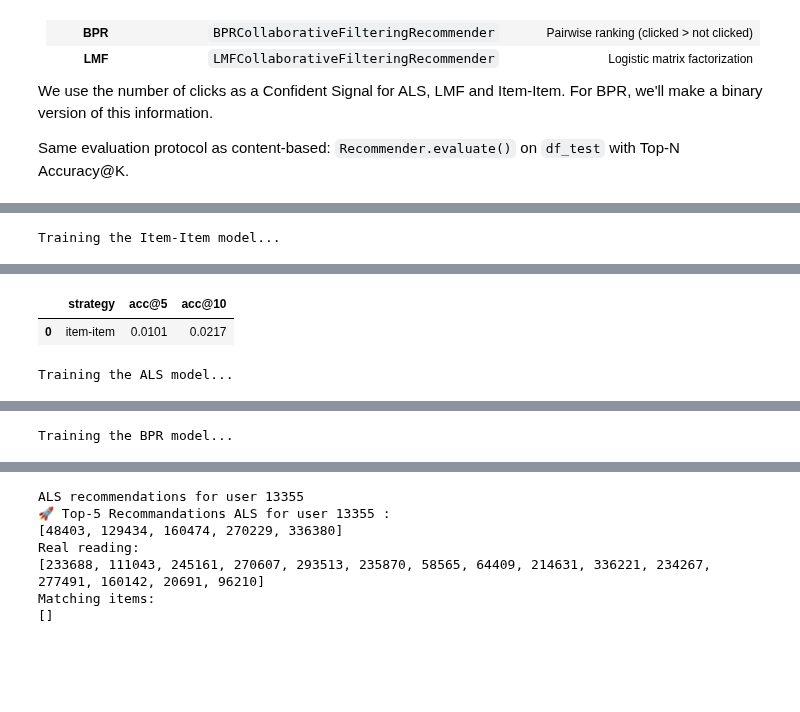
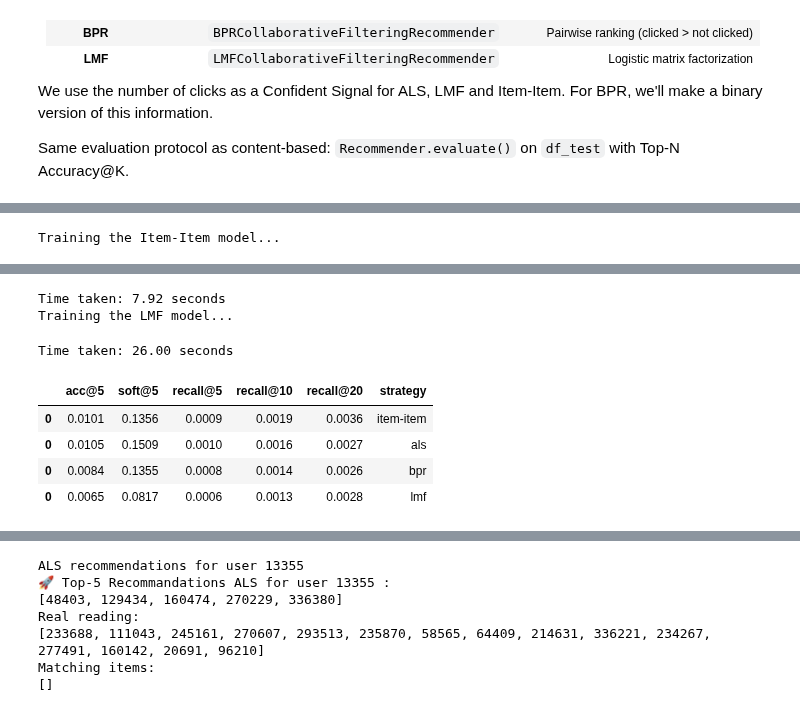
Before and after one commit to Laeti-dev/P10-Content_recommandation_app, a Jupyter notebook: notebooks/modeling.ipynb, the cells around one changed output, grey strips where cells are left out. Saved outputs shown, nothing was run; the diff lists cells and outputs as text; code cells hidden in the pictures; blank space fills up the shorter version.

```diff
--- a/notebooks/modeling.ipynb
+++ b/notebooks/modeling.ipynb
@@ -583,10 +742,10 @@ train_df["user_idx"] = user_categories.codes
 train_df["item_idx"] = item_categories.codes
 
 # Mapping for later correspondence
-user_to_idx = dict(zip(user_categories, user_categories.codes))
+user_to_idx = dict(zip(user_categories.categories, range(len(user_categories.categories))))
 idx_to_user = {v: k for k, v in user_to_idx.items()}
 
-item_to_idx = dict(zip(item_categories, item_categories.codes))
+item_to_idx = dict(zip(item_categories.categories, range(len(item_categories.categories))))
 idx_to_item = {v: k for k, v in item_to_idx.items()}
 
 # 2. Calculate weights (number of clicks per user/item pair)
@@ -596,11 +755,16 @@ grouped_train = train_df.groupby(["user_idx", "item_idx"]).size().reset_index(na
 # implicit requires float32 for training
 user_item_matrix = csr_matrix(
     (grouped_train["clicks"].astype(np.float32),
-     (grouped_train["user_idx"], grouped_train["item_idx"])),
+    (grouped_train["user_idx"], grouped_train["item_idx"])),
     shape=(len(user_categories.categories), len(item_categories.categories))
 )
 
 print(f"Matrix created : {user_item_matrix.shape[0]} users and {user_item_matrix.shape[1]} articles.")
+print(f"Non-zero cells : {user_item_matrix.nnz:,}")
+print(f"Sparsity       : {1 - user_item_matrix.nnz / (user_item_matrix.shape[0] * user_item_matrix.shape[1]):.4%}")
+print(f"Clicks total   : {int(user_item_matrix.sum()):,}")
+print(f"Avg clicks/user: {user_item_matrix.sum(axis=1).mean():.1f}")
+print(f"Max clicks on one article by one user: {int(user_item_matrix.max()):,}")
 # %% [output]
 Preparation of sparse matrices for 'implicit'...
 Matrix created : 64734 users and 16478 articles.
@@ -659,21 +905,18 @@ def evaluate_implicit_model(model, user_item_matrix, df_test, item_to_idx, idx_t
 # %%
 print("Training the Item-Item model...")
+t0 = time.time()
 model_item_item = implicit.nearest_neighbours.CosineRecommender(K=20)
 model_item_item.fit(user_item_matrix)
 
-acc5_ii = evaluate_implicit_model(model_item_item, user_item_matrix, test_df, item_to_idx, idx_to_item, topk=5, train_df=train_df, days_window=DAYS_WINDOW, timestamp_col="click_timestamp", item_col=ITEM_COL)
-acc10_ii = evaluate_implicit_model(model_item_item, user_item_matrix, test_df, item_to_idx, idx_to_item, topk=10, train_df=train_df, days_window=DAYS_WINDOW, timestamp_col="click_timestamp", item_col=ITEM_COL)
+results_cf = evaluate_implicit_model(model_item_item, user_item_matrix, test_df, user_to_idx, item_to_idx, idx_to_item, CB_model, topk=5, train_df=train_df, days_window=DAYS_WINDOW, timestamp_col="click_timestamp", item_col=ITEM_COL)
 
-# Save results in new df
-CF_results_df = pd.DataFrame({
-    "strategy": ["item-item"],
-    "acc@5": [acc5_ii],
-    "acc@10": [acc10_ii]
-})
-display(CF_results_df)
+print(f"Time taken: {time.time() - t0:.2f} seconds")
+results_cf['strategy'] = 'item-item'
+
 
 
 print("Training the ALS model...")
+t0 = time.time()
 # Apply the recommended scaling alpha for implicit data (ex: Hu & Koren)
 alpha_val = 40
 scaled_matrix = (user_item_matrix * alpha_val).astype('float32')
@@ -681,18 +924,15 @@ scaled_matrix = (user_item_matrix * alpha_val).astype('float32')
 model_als = implicit.als.AlternatingLeastSquares(factors=64, regularization=0.1, iterations=15, random_state=42)
 model_als.fit(scaled_matrix)
 
-acc5_als = evaluate_implicit_model(model_als, user_item_matrix, test_df, item_to_idx, idx_to_item, topk=5, train_df=train_df, days_window=DAYS_WINDOW, timestamp_col="click_timestamp", item_col=ITEM_COL)
-acc10_als = evaluate_implicit_model(model_als, user_item_matrix, test_df, item_to_idx, idx_to_item, topk=10, train_df=train_df, days_window=DAYS_WINDOW, timestamp_col="click_timestamp", item_col=ITEM_COL)
+results_als = evaluate_implicit_model(model_als, scaled_matrix, test_df, user_to_idx, item_to_idx, idx_to_item, CB_model, topk=5, train_df=train_df, days_window=DAYS_WINDOW, timestamp_col="click_timestamp", item_col=ITEM_COL)
 
+print(f"Time taken: {time.time() - t0:.2f} seconds")
 # Save results
-CF_results_df = pd.concat([CF_results_df, pd.DataFrame({
-    "strategy": ["als"],
-    "acc@5": [acc5_als],
-    "acc@10": [acc10_als]
-})])
-display(CF_results_df)
+results_als['strategy'] = 'als'
+results_cf = pd.concat([results_cf, results_als])
 
 print("Training the BPR model...")
+t0 = time.time()
 # The BPR uses only a binary matrix (0 or 1)
 bpr_matrix = user_item_matrix.copy()
 bpr_matrix.data = np.ones_like(bpr_matrix.data)
@@ -700,31 +940,22 @@ bpr_matrix.data = np.ones_like(bpr_matrix.data)
 model_bpr = implicit.bpr.BayesianPersonalizedRanking(factors=64, regularization=0.01, iterations=30, random_state=42)
 model_bpr.fit(bpr_matrix)
 
-acc5_bpr = evaluate_implicit_model(model_bpr, user_item_matrix, test_df, item_to_idx, idx_to_item, topk=5, train_df=train_df, days_window=DAYS_WINDOW, timestamp_col="click_timestamp", item_col=ITEM_COL)
-acc10_bpr = evaluate_implicit_model(model_bpr, user_item_matrix, test_df, item_to_idx, idx_to_item, topk=10, train_df=train_df, days_window=DAYS_WINDOW, timestamp_col="click_timestamp", item_col=ITEM_COL)
+results_bpr = evaluate_implicit_model(model_bpr, bpr_matrix, test_df, user_to_idx, item_to_idx, idx_to_item, CB_model, topk=5, train_df=train_df, days_window=DAYS_WINDOW, timestamp_col="click_timestamp", item_col=ITEM_COL)
 
-
-# Save results
-CF_results_df = pd.concat([CF_results_df, pd.DataFrame({
-    "strategy": ["bpr"],
-    "acc@5": [acc5_bpr],
-    "acc@10": [acc10_bpr]
-})])
-display(CF_results_df)
+print(f"Time taken: {time.time() - t0:.2f} seconds")
+results_bpr['strategy'] = 'bpr'
+results_cf = pd.concat([results_cf, results_bpr])
 
 print("Training the LMF model...")
+t0 = time.time()
 model_lmf = implicit.lmf.LogisticMatrixFactorization(factors=64, regularization=0.6, iterations=30, random_state=42)
 model_lmf.fit(user_item_matrix)
 
-acc5_lmf = evaluate_implicit_model(model_lmf, user_item_matrix, test_df, item_to_idx, idx_to_item, topk=5, train_df=train_df, days_window=DAYS_WINDOW, timestamp_col="click_timestamp", item_col=ITEM_COL)
-acc10_lmf = evaluate_implicit_model(model_lmf, user_item_matrix, test_df, item_to_idx, idx_to_item, topk=10, train_df=train_df, days_window=DAYS_WINDOW, timestamp_col="click_timestamp", item_col=ITEM_COL)
+results_lmf = evaluate_implicit_model(model_lmf, user_item_matrix, test_df, user_to_idx, item_to_idx, idx_to_item, CB_model, topk=5, train_df=train_df, days_window=DAYS_WINDOW, timestamp_col="click_timestamp", item_col=ITEM_COL)
 
-# Save results
-CF_results_df = pd.concat([CF_results_df, pd.DataFrame({
-    "strategy": ["lmf"],
-    "acc@5": [acc5_lmf],
-    "acc@10": [acc10_lmf]
-})])
-display(CF_results_df)
+print(f"Time taken: {time.time() - t0:.2f} seconds")
+results_lmf['strategy'] = 'lmf'
+results_cf = pd.concat([results_cf, results_lmf])
+display(results_cf)
 # %% [output]
 Training the Item-Item model...
@@ -731,3 +966,8 @@ Training the Item-Item model...
+Time taken: 7.92 seconds
+Training the LMF model...
+Time taken: 26.00 seconds
-|  | strategy | acc@5 | acc@10 |
-| 0 | item-item | 0.0101 | 0.0217 |
+|  | acc@5 | soft@5 | recall@5 | recall@10 | recall@20 | strategy |
+| 0 | 0.0101 | 0.1356 | 0.0009 | 0.0019 | 0.0036 | item-item |
+| 0 | 0.0105 | 0.1509 | 0.0010 | 0.0016 | 0.0027 | als |
+| 0 | 0.0084 | 0.1355 | 0.0008 | 0.0014 | 0.0026 | bpr |
+| 0 | 0.0065 | 0.0817 | 0.0006 | 0.0013 | 0.0028 | lmf |
-Training the ALS model...
@@ -737 +973,0 @@ Training the ALS model...
-Training the BPR model...
```
Also changed, not shown: parts of 32 cells of this notebook, 2 other files.
